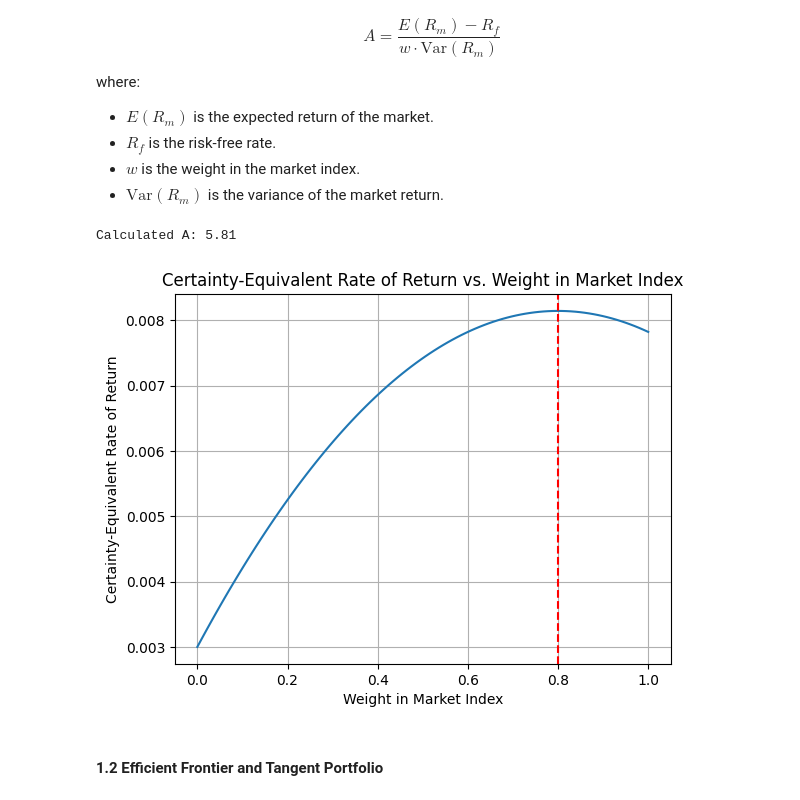
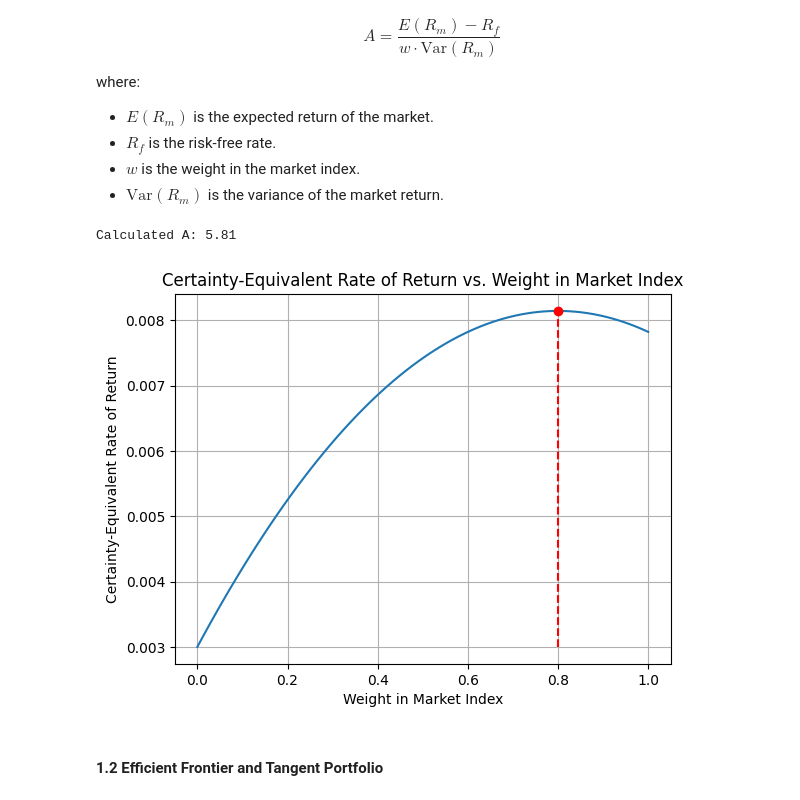
Before and after one commit to yeyechen/HKU-MFIN7034-ML, a Jupyter notebook: coursework_2.ipynb, the cells around one changed output. Cells and saved outputs as stored; diff of their text form; code cells hidden in the pictures.

```diff
--- a/coursework_2.ipynb
+++ b/coursework_2.ipynb
@@ -39,30 +39,31 @@ where:
 # %%
 market_returns = port_ret_df['MKT']
 
 # expected return and variance
 E_Rm = market_returns.mean()
 Var_Rm = market_returns.var()
 
 R_f = 0.003  # Risk-free rate per month in decimal
 w_optimal = 0.8  # Current allocation in the market index
 
 A = (E_Rm - R_f) / (w_optimal * Var_Rm)
 print(f"Calculated A: {A:.2f}")
 
 # Plotting the certainty-equivalent rate of return
 weights = np.linspace(0, 1, 100)
 U_values = weights * E_Rm + (1 - weights) * R_f - 0.5 * A * (weights**2) * Var_Rm
 
 plt.plot(weights, U_values)
-plt.axvline(x=0.8, color='r', linestyle='--')
+plt.plot([0.8, 0.8], [0.003, U_values[80]], color='r', linestyle='--')
+plt.scatter(0.8, U_values[80], color='red', zorder=5, label='Optimal Point')
 plt.xlabel('Weight in Market Index')
 plt.ylabel('Certainty-Equivalent Rate of Return')
 plt.title('Certainty-Equivalent Rate of Return vs. Weight in Market Index')
 plt.grid(True)
 plt.show()
 # %% [output]
 Calculated A: 5.81
-[figure, old version]
+[figure, new version]
 # %% [markdown]
 #### 1.2 Efficient Frontier and Tangent Portfolio
 # %%
```
Also changed, not shown: parts of 17 cells of this notebook.
